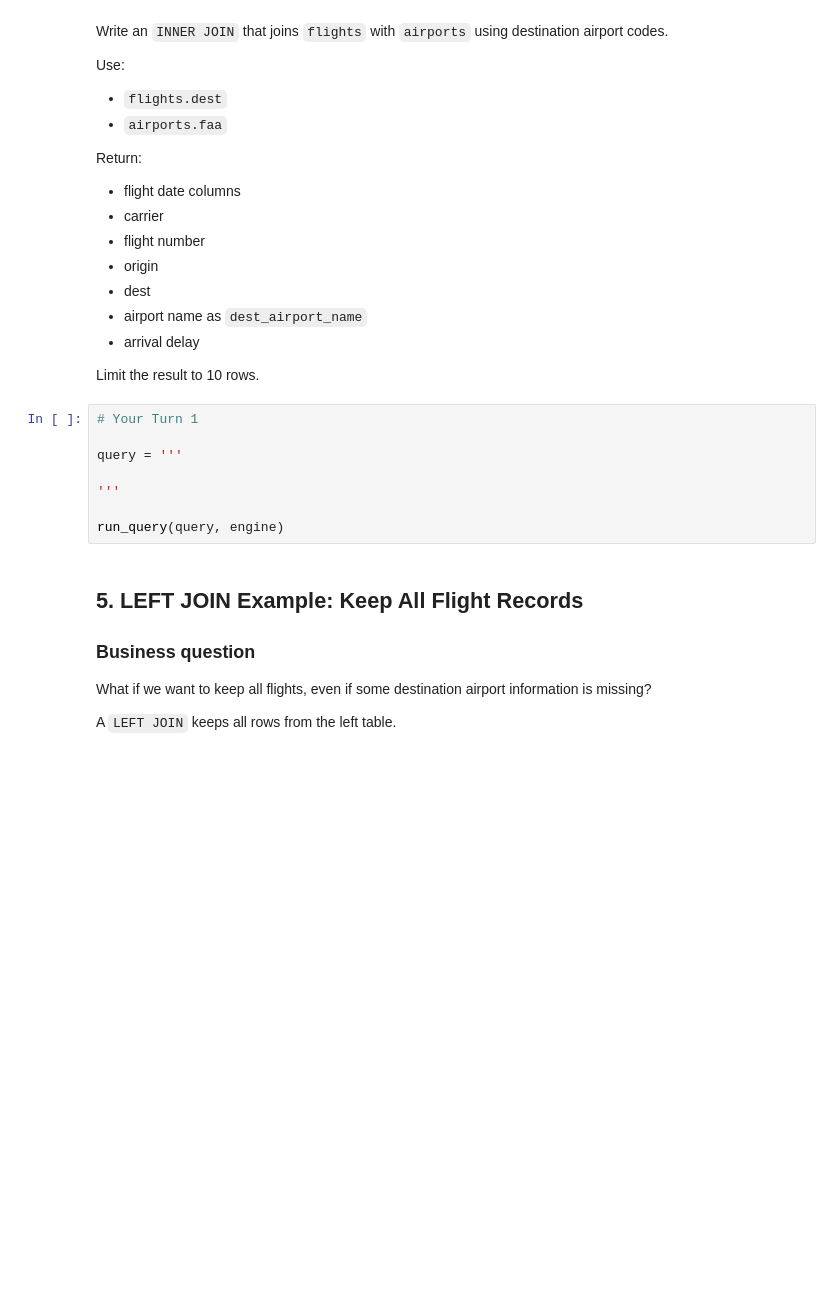
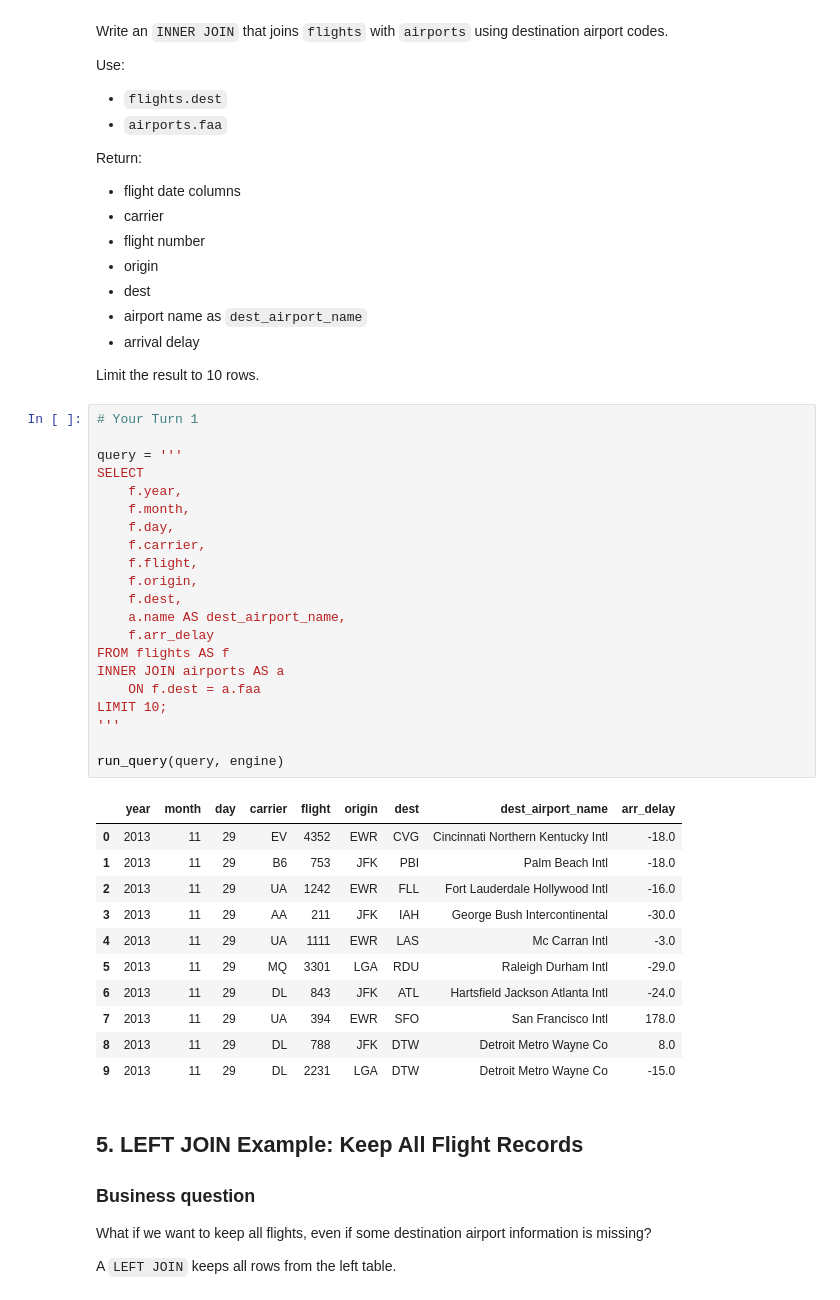
Before and after one commit to pipvep/ban6003-week9-10-pip, a Jupyter notebook: notebooks/module10_sql_joins_abt_guided_lab.ipynb, the cells around one changed output. Drawn from its saved outputs; the diff is of its cells as text; blank space fills up the shorter version.

Commit message:
Complete Module 10 SQL joins and ABT lab

```diff
--- a/notebooks/module10_sql_joins_abt_guided_lab.ipynb
+++ b/notebooks/module10_sql_joins_abt_guided_lab.ipynb
@@ -236,11 +257,36 @@ Limit the result to 10 rows.
 # %%
 # Your Turn 1
 
 query = '''
-
+SELECT
+    f.year,
+    f.month,
+    f.day,
+    f.carrier,
+    f.flight,
+    f.origin,
+    f.dest,
+    a.name AS dest_airport_name,
+    f.arr_delay
+FROM flights AS f
+INNER JOIN airports AS a
+    ON f.dest = a.faa
+LIMIT 10;
 '''
 
 run_query(query, engine)
+# %% [output]
+|  | year | month | day | carrier | flight | origin | dest | dest_airport_name | arr_delay |
+| 0 | 2013 | 11 | 29 | EV | 4352 | EWR | CVG | Cincinnati Northern Kentucky Intl | -18.0 |
+| 1 | 2013 | 11 | 29 | B6 | 753 | JFK | PBI | Palm Beach Intl | -18.0 |
+| 2 | 2013 | 11 | 29 | UA | 1242 | EWR | FLL | Fort Lauderdale Hollywood Intl | -16.0 |
+| 3 | 2013 | 11 | 29 | AA | 211 | JFK | IAH | George Bush Intercontinental | -30.0 |
+| 4 | 2013 | 11 | 29 | UA | 1111 | EWR | LAS | Mc Carran Intl | -3.0 |
+| 5 | 2013 | 11 | 29 | MQ | 3301 | LGA | RDU | Raleigh Durham Intl | -29.0 |
+| 6 | 2013 | 11 | 29 | DL | 843 | JFK | ATL | Hartsfield Jackson Atlanta Intl | -24.0 |
+| 7 | 2013 | 11 | 29 | UA | 394 | EWR | SFO | San Francisco Intl | 178.0 |
+| 8 | 2013 | 11 | 29 | DL | 788 | JFK | DTW | Detroit Metro Wayne Co | 8.0 |
+| 9 | 2013 | 11 | 29 | DL | 2231 | LGA | DTW | Detroit Metro Wayne Co | -15.0 |
 # %% [markdown]
 ## 5. LEFT JOIN Example: Keep All Flight Records
 
```
Also changed, not shown: parts of 35 cells of this notebook, 2 other files.
